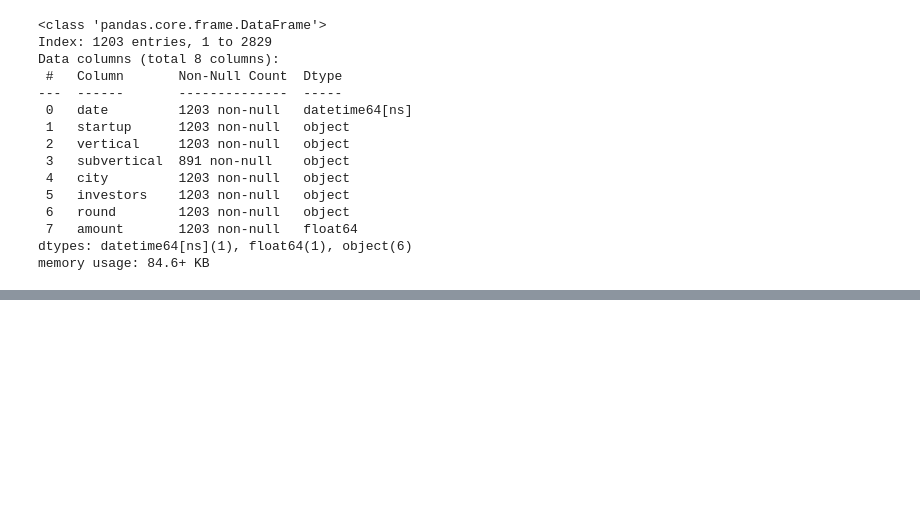
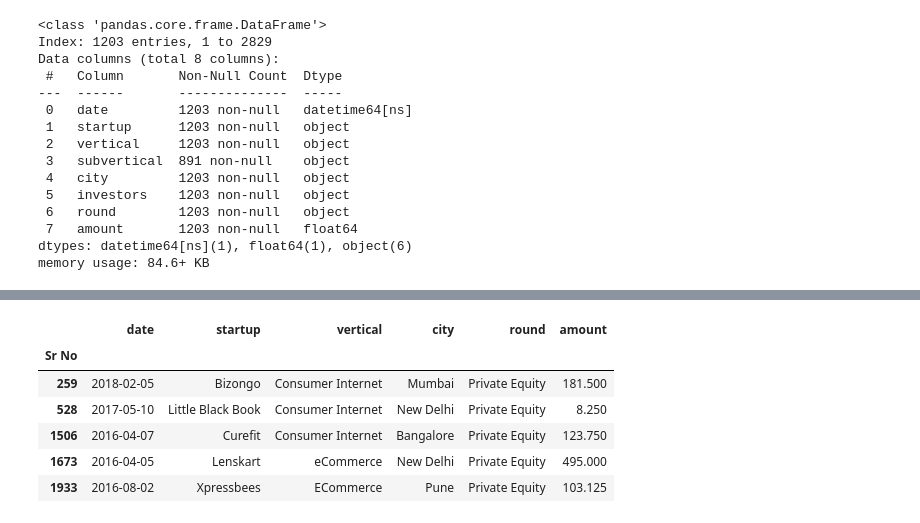
Before and after one commit to MDAnsaar25/Startup-Trends-and-Analysis, a Jupyter notebook: Startup_Trends_and_Analysis.ipynb, the cells around one changed output, grey strips where cells are left out. Saved outputs shown, nothing was run; the diff lists cells and outputs as text; code cells hidden in the pictures; blank space fills up the shorter version.

```diff
--- a/Startup_Trends_and_Analysis.ipynb
+++ b/Startup_Trends_and_Analysis.ipynb
@@ -209,0 +230,10 @@ df.head()
+# %%
+df[df['investors'].str.contains(' IDG Ventures')].head()[['date','startup','vertical','city','round','amount']]
+# %% [output]
+|  | date | startup | vertical | city | round | amount |
+| Sr No |  |  |  |  |  |  |
+| 259 | 2018-02-05 | Bizongo | Consumer Internet | Mumbai | Private Equity | 181.500 |
+| 528 | 2017-05-10 | Little Black Book | Consumer Internet | New Delhi | Private Equity | 8.250 |
+| 1506 | 2016-04-07 | Curefit | Consumer Internet | Bangalore | Private Equity | 123.750 |
+| 1673 | 2016-04-05 | Lenskart | eCommerce | New Delhi | Private Equity | 495.000 |
+| 1933 | 2016-08-02 | Xpressbees | ECommerce | Pune | Private Equity | 103.125 |
```
Also changed, not shown: parts of 1 cell of this notebook.
